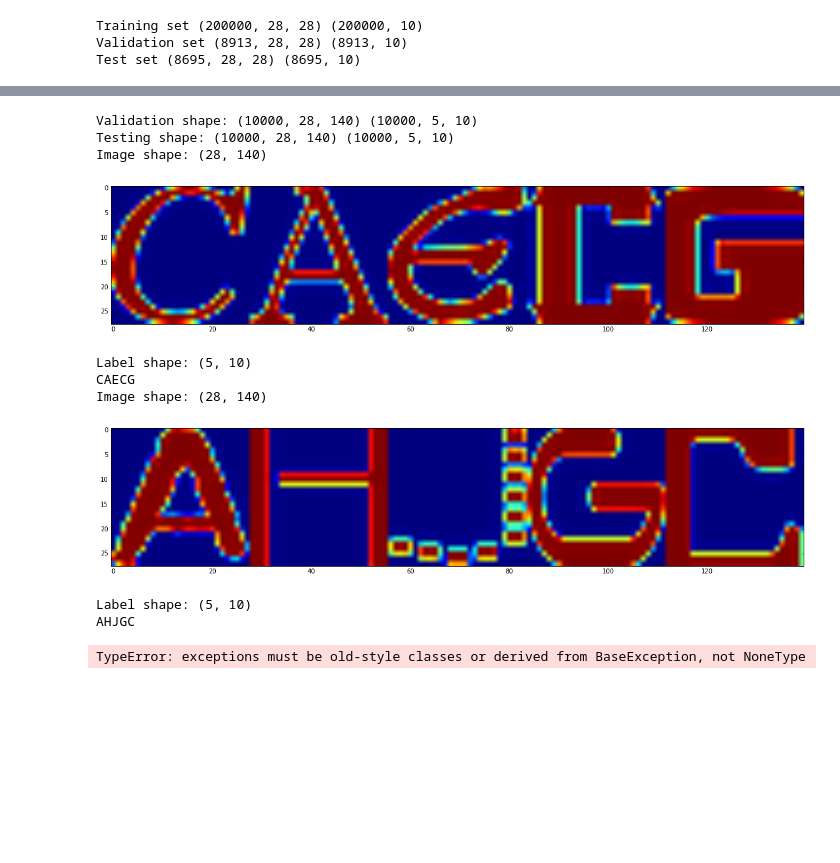
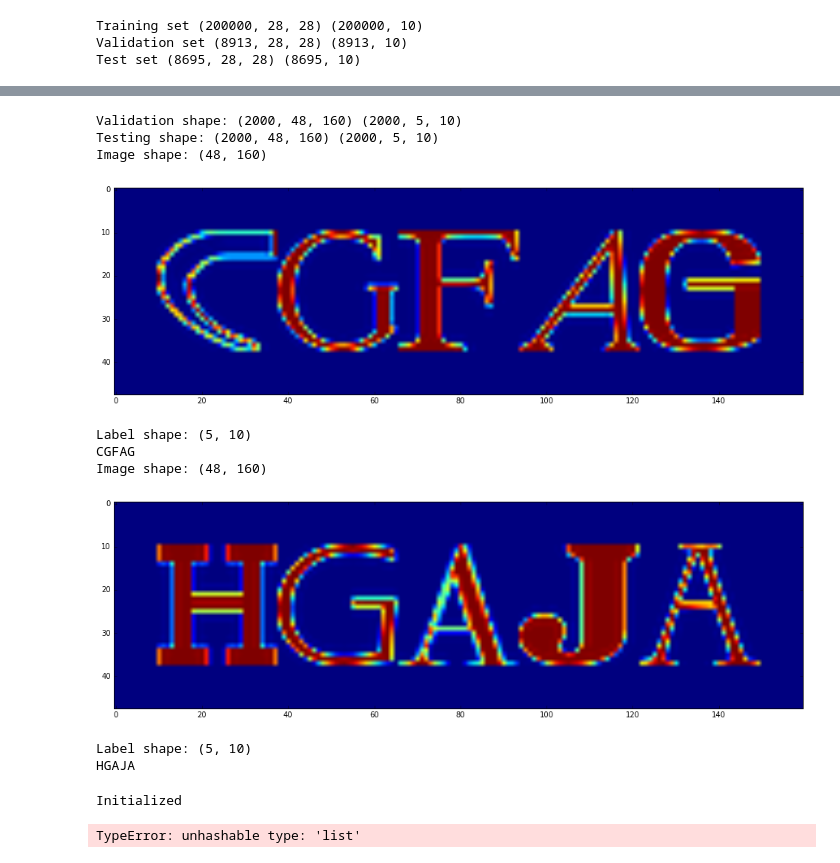
Before and after one commit to bvstillwell/udacity-mlnd-capstone, a Jupyter notebook: p5_deep/03 - Models.ipynb, the cells around one changed output, grey strips where cells are left out. Drawn from its saved outputs; the diff is of its cells as text; code cells hidden in the pictures; blank space fills up the shorter version.

```diff
--- a/p5_deep/03 - Models.ipynb
+++ b/p5_deep/03 - Models.ipynb
@@ -56,3 +57,9 @@ print('Test set', test_dataset.shape, test_labels.shape)
 Training set (200000, 28, 28) (200000, 10)
 Validation set (8913, 28, 28) (8913, 10)
 Test set (8695, 28, 28) (8695, 10)
+# %%
+# Create an empty character
+empty_label = np.zeros(num_labels)
+empty_label[-1] = 1.
+print(empty_label)
+print(train_labels[:10])
@@ -140,29 +179,28 @@ BGJIB
 # %%
 # Lets create our training, validation and testing datasets
 num_digits = 5
 
+# Lets use less validations as the pictures a a lot bigger
 #train_dataset_imgs, train_dataset_labels = generate_batch(train_dataset, train_labels, 200000, num_digits)
-valid_dataset_imgs, valid_dataset_labels = generate_batch(valid_dataset, valid_labels, 10000, num_digits)
-test_dataset_imgs, test_dataset_labels = generate_batch(test_dataset, test_labels, 10000, num_digits)
+valid_dataset_imgs, valid_dataset_labels = generate_batch(valid_dataset, valid_labels, 2000, num_digits)
+test_dataset_imgs, test_dataset_labels = generate_batch(test_dataset, test_labels, 2000, num_digits)
 
 #print("Training shape:", train_dataset_imgs.shape, train_dataset_labels.shape)
 print("Validation shape:", valid_dataset_imgs.shape, valid_dataset_labels.shape)
 print("Testing shape:", test_dataset_imgs.shape, test_dataset_labels.shape)
 
-
 show_image(valid_dataset_imgs[110])
 show_label(valid_dataset_labels[110])
 show_image(test_dataset_imgs[110])
 show_label(test_dataset_labels[110])
 # %% [output]
-Validation shape: (10000, 28, 140) (10000, 5, 10)
-Testing shape: (10000, 28, 140) (10000, 5, 10)
-Image shape: (28, 140)
+Validation shape: (2000, 48, 160) (2000, 5, 10)
+Testing shape: (2000, 48, 160) (2000, 5, 10)
+Image shape: (48, 160)
-[figure, old version]
+[figure, new version]
 Label shape: (5, 10)
-CAECG
-Image shape: (28, 140)
+CGFAG
+Image shape: (48, 160)
-[figure, old version]
+[figure, new version]
 Label shape: (5, 10)
-AHJGC
+HGAJA
-TypeError: exceptions must be old-style classes or derived from BaseException, not NoneType
@@ -169,3 +323,40 @@ TypeError: exceptions must be old-style classes or derived from BaseException, n
+# %%
+num_steps = 201
+
+def accuracy(predictions, labels):
+    return (100.0 * np.sum(np.argmax(predictions, 1) == np.argmax(labels, 1))
+          / predictions.shape[0])
+
+with tf.Session(graph=graph) as session:
+  tf.initialize_all_variables().run()
+  print('Initialized')
+
+  for step in range(num_steps):
+    #offset = (step * batch_size) % (train_labels.shape[0] - batch_size)
+
+    batch_data, batch_labels = generate_batch(train_dataset, train_labels, batch_size, num_digits)
+
+    batch_data = np.reshape(batch_data, list(batch_data.shape) + [1])
+    batch_labels = np.reshape(batch_labels, [batch_labels.shape[0], -1])
+
+    feed_dict = {tf_train_dataset : batch_data, tf_train_labels : batch_labels}
+
+    _, l, predictions = session.run([optimizer,
+                                     loss,
+                                     train_prediction], feed_dict=feed_dict)
+
+    if (step % 50 == 0):
+        print('Minibatch loss at step %d: %f' % (step, l))
+        print('Minibatch accuracy: %.1f%%' % accuracy(predictions, batch_labels))
+        print('Validation accuracy: %.1f%%' % accuracy(valid_prediction.eval(), valid_labels))
+
+    if not np.isfinite(l):
+        raise Exception("Loss is out of control:%f" %l)
+
+  print('Test accuracy: %.1f%%' % accuracy(test_prediction.eval(), test_labels))
+# %% [output]
+Initialized
+TypeError: unhashable type: 'list'
 # %%
 # NN Helpers
 
```
Also changed, not shown: parts of 6 cells of this notebook, 5 other files.
